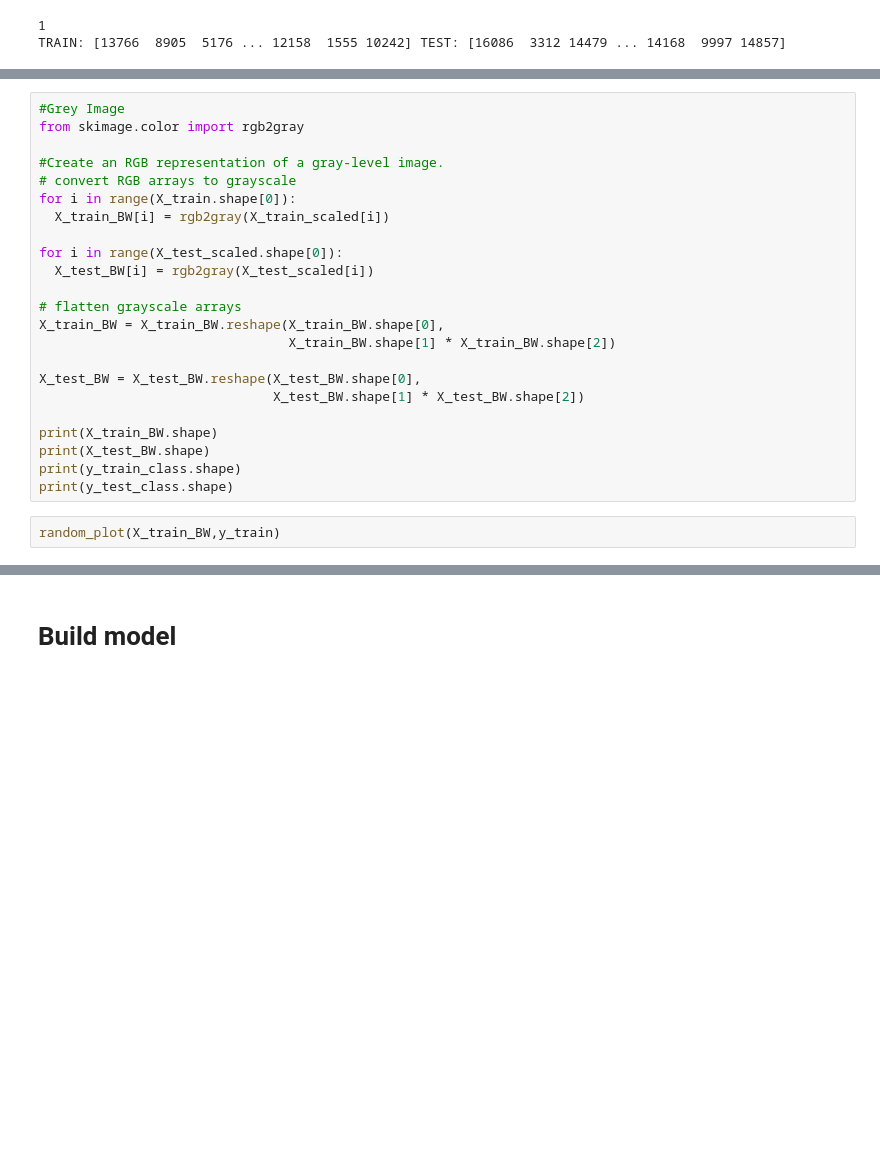
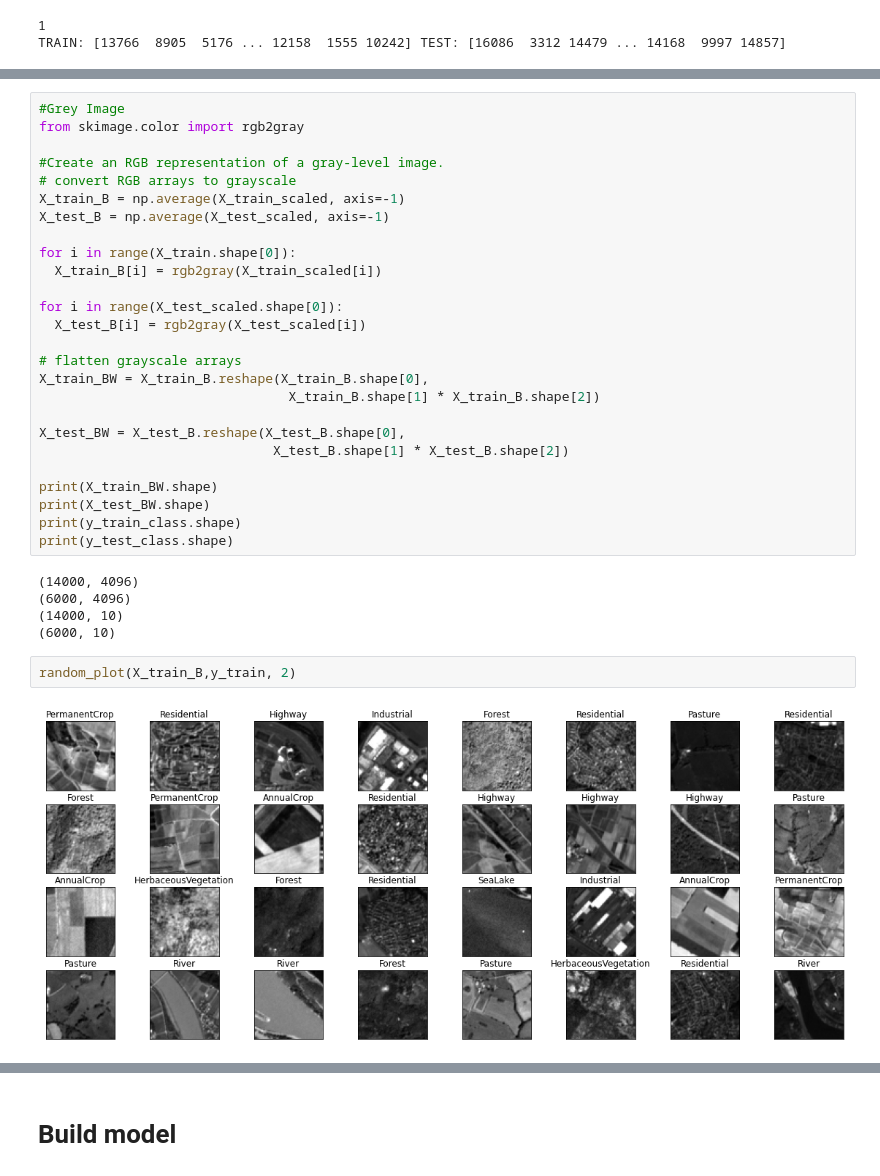
Before and after one commit to DommiiUdomp/Dommii, a Jupyter notebook: eusat_new_1.ipynb, the cells around one changed output, grey strips where cells are left out. Drawn from its saved outputs; the diff is of its cells as text; blank space fills up the shorter version.

```diff
--- a/eusat_new_1.ipynb
+++ b/eusat_new_1.ipynb
@@ -127,25 +143,35 @@ from skimage.color import rgb2gray
 
 #Create an RGB representation of a gray-level image.
 # convert RGB arrays to grayscale
+X_train_B = np.average(X_train_scaled, axis=-1)
+X_test_B = np.average(X_test_scaled, axis=-1)
+
 for i in range(X_train.shape[0]):
-  X_train_BW[i] = rgb2gray(X_train_scaled[i])
+  X_train_B[i] = rgb2gray(X_train_scaled[i])
 
 for i in range(X_test_scaled.shape[0]):
-  X_test_BW[i] = rgb2gray(X_test_scaled[i])
+  X_test_B[i] = rgb2gray(X_test_scaled[i])
 
 # flatten grayscale arrays
-X_train_BW = X_train_BW.reshape(X_train_BW.shape[0],
-                                X_train_BW.shape[1] * X_train_BW.shape[2])
+X_train_BW = X_train_B.reshape(X_train_B.shape[0],
+                                X_train_B.shape[1] * X_train_B.shape[2])
 
-X_test_BW = X_test_BW.reshape(X_test_BW.shape[0],
-                              X_test_BW.shape[1] * X_test_BW.shape[2])
+X_test_BW = X_test_B.reshape(X_test_B.shape[0],
+                              X_test_B.shape[1] * X_test_B.shape[2])
 
 print(X_train_BW.shape)
 print(X_test_BW.shape)
 print(y_train_class.shape)
 print(y_test_class.shape)
+# %% [output]
+(14000, 4096)
+(6000, 4096)
+(14000, 10)
+(6000, 10)
 # %%
-random_plot(X_train_BW,y_train)
+random_plot(X_train_B,y_train, 2)
+# %% [output]
+[figure, added]
 # %%
 #Plot compare
 fig, ax = plt.subplots(1, 5, figsize=(15, 4))
```
Also changed, not shown: parts of 17 cells of this notebook.
